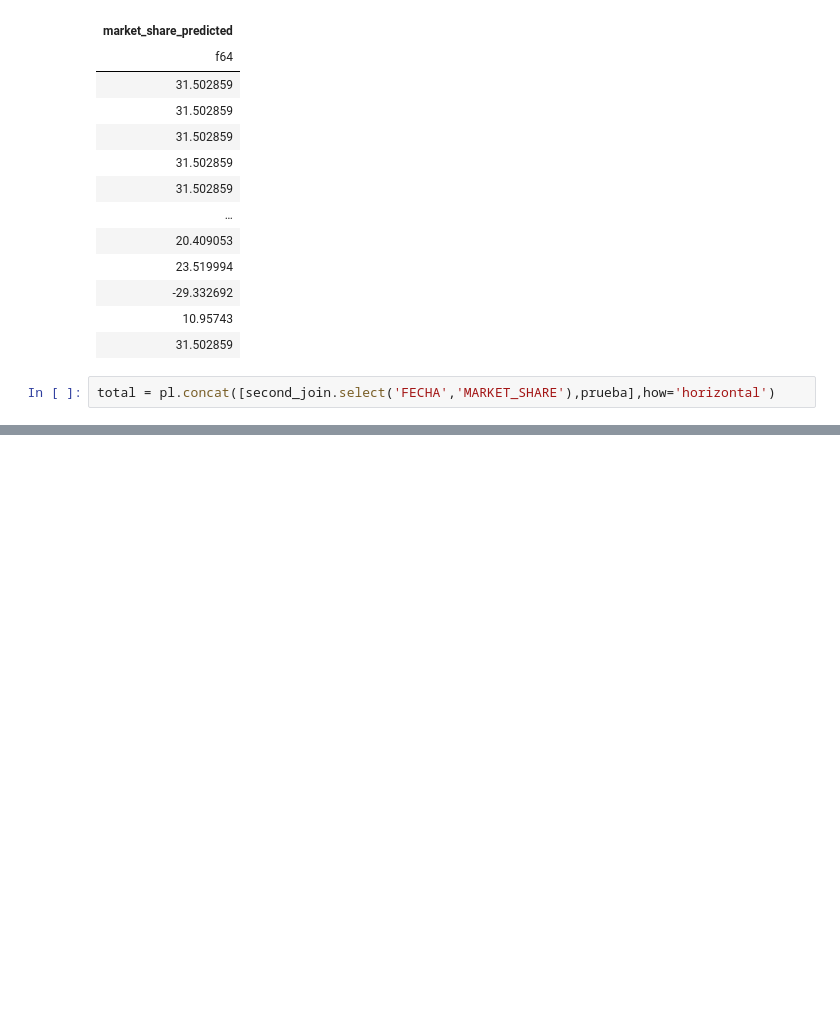
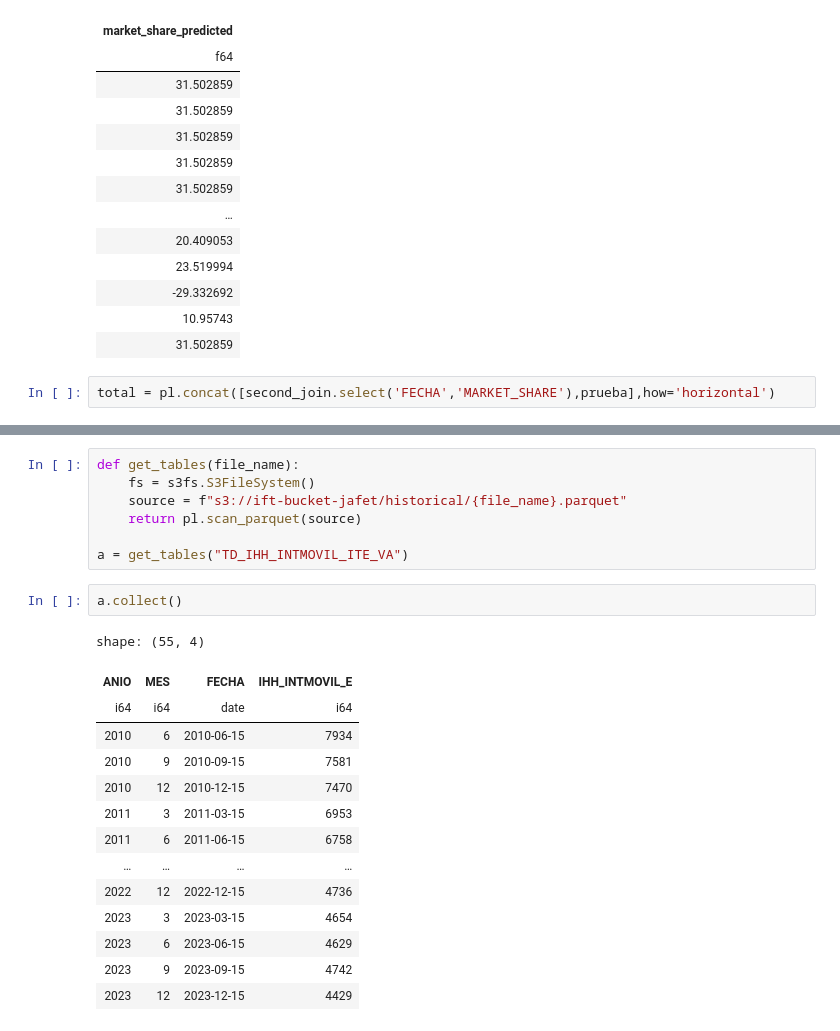
Before and after one commit to Gjloz009/data-engineering-and-mlops-project, a Jupyter notebook: jupyter_files/EDA.ipynb, the cells around one changed output, grey strips where cells are left out. Drawn from its saved outputs; the diff is of its cells as text; blank space fills up the shorter version.

```diff
--- a/jupyter_files/EDA.ipynb
+++ b/jupyter_files/EDA.ipynb
@@ -536,3 +588,27 @@ dos = total.hvplot.line(x='FECHA',y='market_share_predicted')
 uno*dos
 # %% [output]
 [interactive output not drawn]
+# %%
+def get_tables(file_name):
+    fs = s3fs.S3FileSystem()
+    source = f"s3://ift-bucket-jafet/historical/{file_name}.parquet"
+    return pl.scan_parquet(source)
+
+a = get_tables("TD_IHH_INTMOVIL_ITE_VA")
+# %%
+a.collect()
+# %% [output]
+shape: (55, 4)
+| ANIO | MES | FECHA | IHH_INTMOVIL_E |
+| i64 | i64 | date | i64 |
+| 2010 | 6 | 2010-06-15 | 7934 |
+| 2010 | 9 | 2010-09-15 | 7581 |
+| 2010 | 12 | 2010-12-15 | 7470 |
+| 2011 | 3 | 2011-03-15 | 6953 |
+| 2011 | 6 | 2011-06-15 | 6758 |
+| … | … | … | … |
+| 2022 | 12 | 2022-12-15 | 4736 |
+| 2023 | 3 | 2023-03-15 | 4654 |
+| 2023 | 6 | 2023-06-15 | 4629 |
+| 2023 | 9 | 2023-09-15 | 4742 |
+| 2023 | 12 | 2023-12-15 | 4429 |
```
Also changed, not shown: parts of 18 cells of this notebook, 1 other file.
